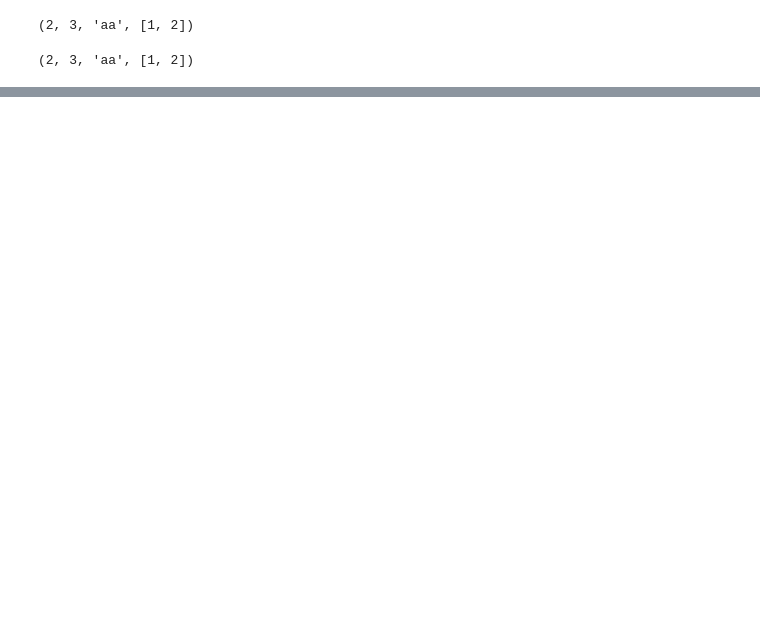
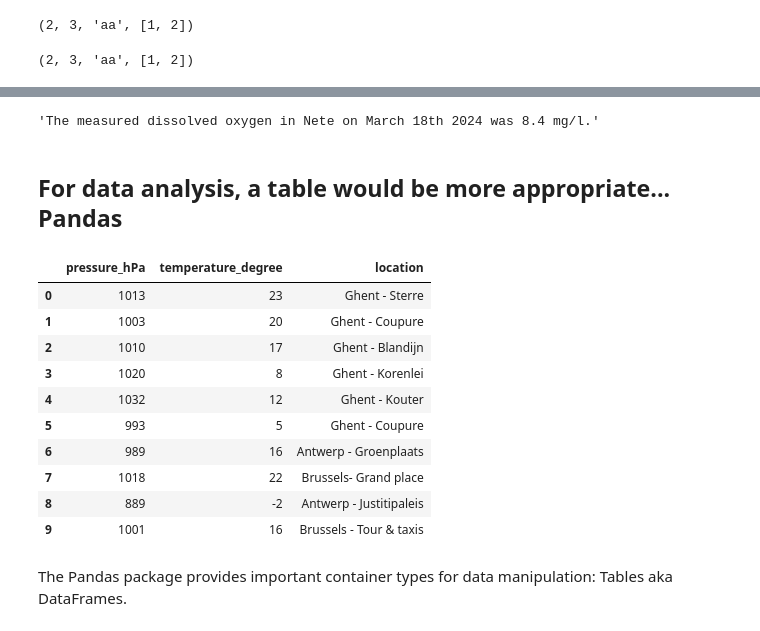
Before and after one commit to jorisvandenbossche/course-python-data, a Jupyter notebook: notebooks/python_recap/03-containers.ipynb, the cells around one changed output, grey strips where cells are left out. Saved outputs shown, nothing was run; the diff lists cells and outputs as text; code cells hidden in the pictures; blank space fills up the shorter version.

```diff
--- a/notebooks/python_recap/03-containers.ipynb
+++ b/notebooks/python_recap/03-containers.ipynb
@@ -419,0 +584,7 @@ the key concept here is mutable vs. immutable
+# %%
+report_location = "Nete"
+f"The measured dissolved oxygen in {report_location} on March 18th 2024 was {water_quality[report_location]} mg/l."
+# %% [output]
+'The measured dissolved oxygen in Nete on March 18th 2024 was 8.4 mg/l.'
+# %% [markdown]
+## For data analysis, a table would be more appropriate... Pandas
@@ -419,0 +593,26 @@ the key concept here is mutable vs. immutable
+# %%
+pressures_hPa = [1013, 1003, 1010, 1020, 1032, 993, 989, 1018, 889, 1001]
+temperature_degree = [23, 20, 17, 8, 12, 5, 16, 22, -2, 16]
+locations = ['Ghent - Sterre', 'Ghent - Coupure', 'Ghent - Blandijn',
+             'Ghent - Korenlei', 'Ghent - Kouter', 'Ghent - Coupure',
+             'Antwerp - Groenplaats', 'Brussels- Grand place',
+             'Antwerp - Justitipaleis', 'Brussels - Tour & taxis']
+
+measurements = pd.DataFrame({'pressure_hPa': pressures_hPa,
+                'temperature_degree': temperature_degree,
+                'location': locations})
+measurements
+# %% [output]
+|  | pressure_hPa | temperature_degree | location |
+| 0 | 1013 | 23 | Ghent - Sterre |
+| 1 | 1003 | 20 | Ghent - Coupure |
+| 2 | 1010 | 17 | Ghent - Blandijn |
+| 3 | 1020 | 8 | Ghent - Korenlei |
+| 4 | 1032 | 12 | Ghent - Kouter |
+| 5 | 993 | 5 | Ghent - Coupure |
+| 6 | 989 | 16 | Antwerp - Groenplaats |
+| 7 | 1018 | 22 | Brussels- Grand place |
+| 8 | 889 | -2 | Antwerp - Justitipaleis |
+| 9 | 1001 | 16 | Brussels - Tour & taxis |
+# %% [markdown]
+The Pandas package provides important container types for data manipulation: Tables aka DataFrames.
```
Also changed, not shown: parts of 146 cells of this notebook, 17 other files.
